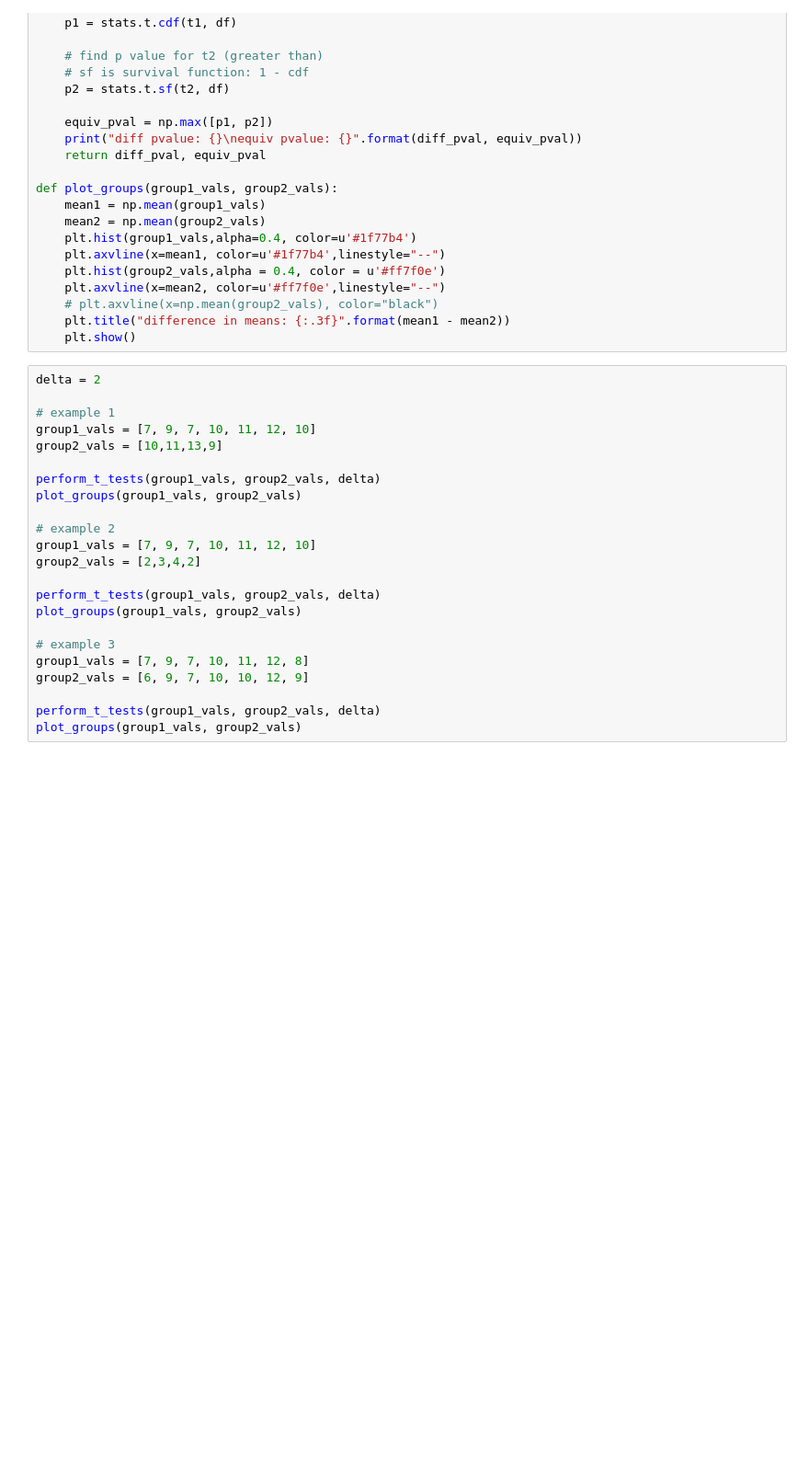
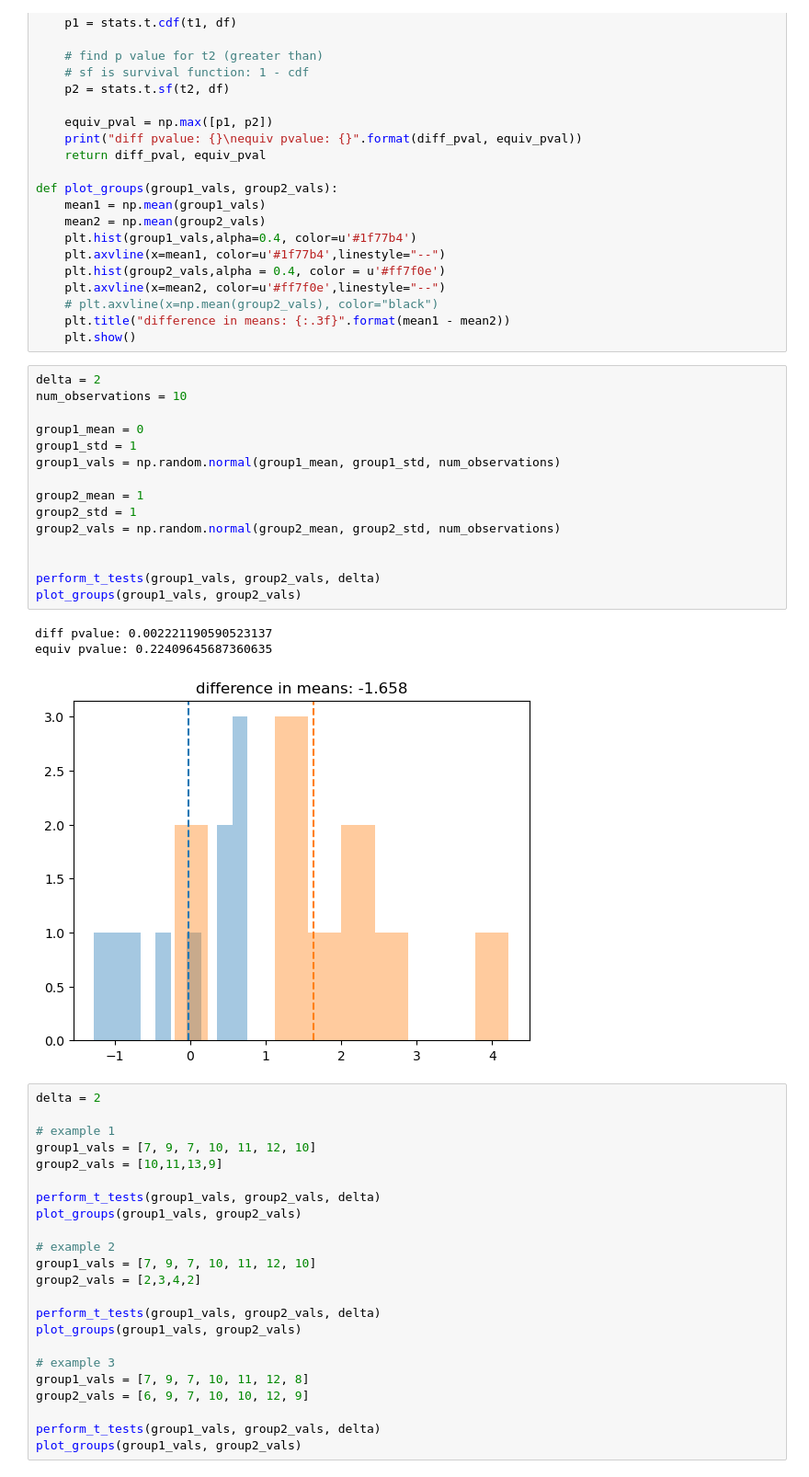
Before and after one commit to juliaolivieri/equivalence_testing, a Jupyter notebook: notebooks/Equiv_test_tabular_data.ipynb, the cells around one changed output. Shown at 92% size. Saved outputs shown, nothing was run; the diff lists cells and outputs as text; blank space fills up the shorter version.

Commit message:
add normal simulation

```diff
--- a/notebooks/Equiv_test_tabular_data.ipynb
+++ b/notebooks/Equiv_test_tabular_data.ipynb
@@ -51,6 +51,25 @@ def plot_groups(group1_vals, group2_vals):
     # plt.axvline(x=np.mean(group2_vals), color="black")
     plt.title("difference in means: {:.3f}".format(mean1 - mean2))
     plt.show()
+# %%
+delta = 2
+num_observations = 10
+
+group1_mean = 0
+group1_std = 1
+group1_vals = np.random.normal(group1_mean, group1_std, num_observations)
+
+group2_mean = 1
+group2_std = 1
+group2_vals = np.random.normal(group2_mean, group2_std, num_observations)
+
+
+perform_t_tests(group1_vals, group2_vals, delta)
+plot_groups(group1_vals, group2_vals)
+# %% [output]
+diff pvalue: 0.002221190590523137
+equiv pvalue: 0.22409645687360635
+[figure, added]
 # %%
 delta = 2
 
```
